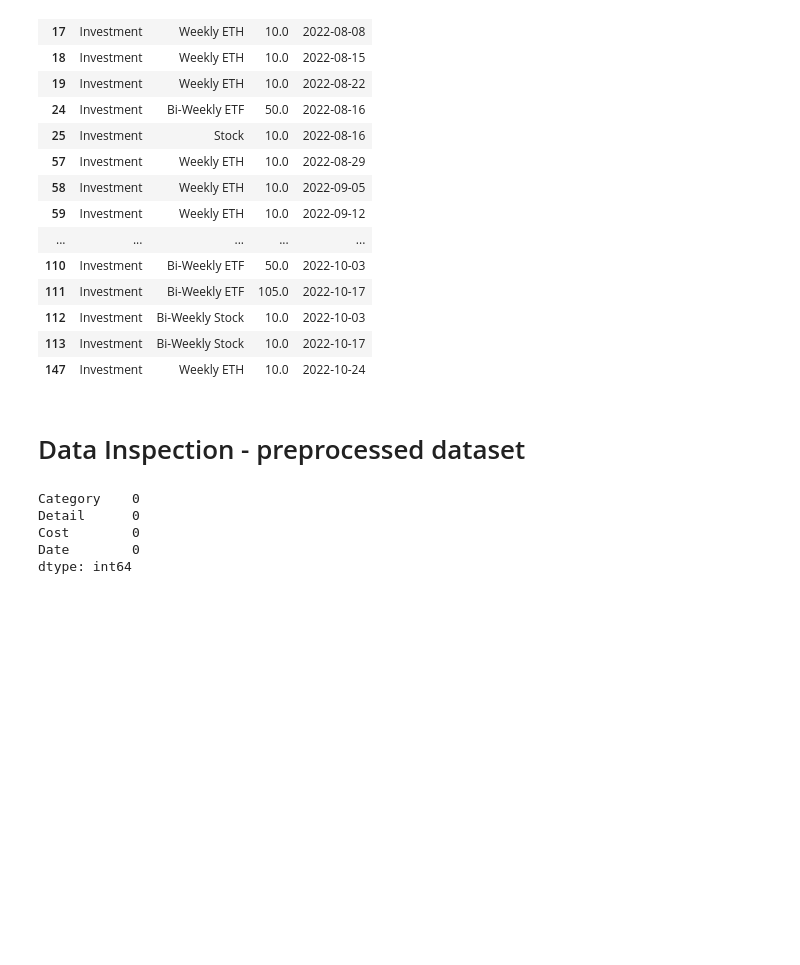
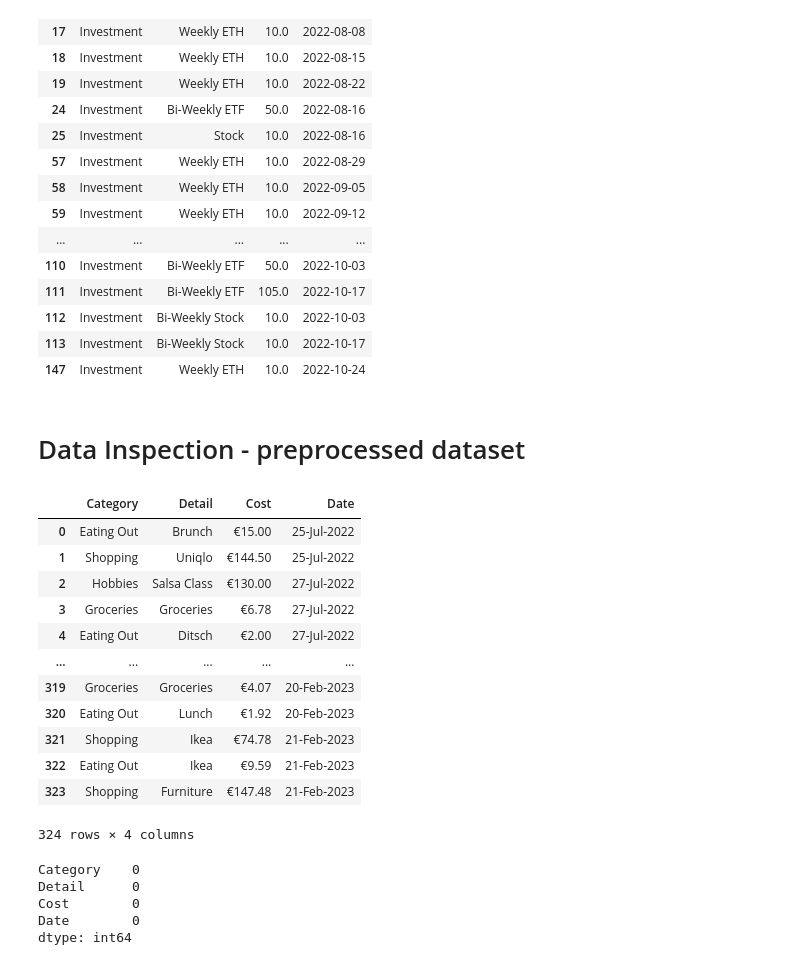
Before and after one commit to TechLabs-Berlin/wt23-sesame, a Jupyter notebook: notebooks/01 - Storytelling.ipynb, the cells around one changed output. Saved outputs shown, nothing was run; the diff lists cells and outputs as text; code cells hidden in the pictures; blank space fills up the shorter version.

```diff
--- a/notebooks/01 - Storytelling.ipynb
+++ b/notebooks/01 - Storytelling.ipynb
@@ -101,6 +101,22 @@ df[df["Category"]== "Investment"]
 # Data Inspection - preprocessed dataset
 # %%
 df01 = pd.read_csv(file_path02)
+# %%
+df01
+# %% [output]
+|  | Category | Detail | Cost | Date |
+| 0 | Eating Out | Brunch | €15.00 | 25-Jul-2022 |
+| 1 | Shopping | Uniqlo | €144.50 | 25-Jul-2022 |
+| 2 | Hobbies | Salsa Class | €130.00 | 27-Jul-2022 |
+| 3 | Groceries | Groceries | €6.78 | 27-Jul-2022 |
+| 4 | Eating Out | Ditsch | €2.00 | 27-Jul-2022 |
+| ... | ... | ... | ... | ... |
+| 319 | Groceries | Groceries | €4.07 | 20-Feb-2023 |
+| 320 | Eating Out | Lunch | €1.92 | 20-Feb-2023 |
+| 321 | Shopping | Ikea | €74.78 | 21-Feb-2023 |
+| 322 | Eating Out | Ikea | €9.59 | 21-Feb-2023 |
+| 323 | Shopping | Furniture | €147.48 | 21-Feb-2023 |
+324 rows × 4 columns
 # %%
 #Checking for NA values
 df01.isna().sum()
```
Also changed, not shown: parts of 8 cells of this notebook, 1 other file.
